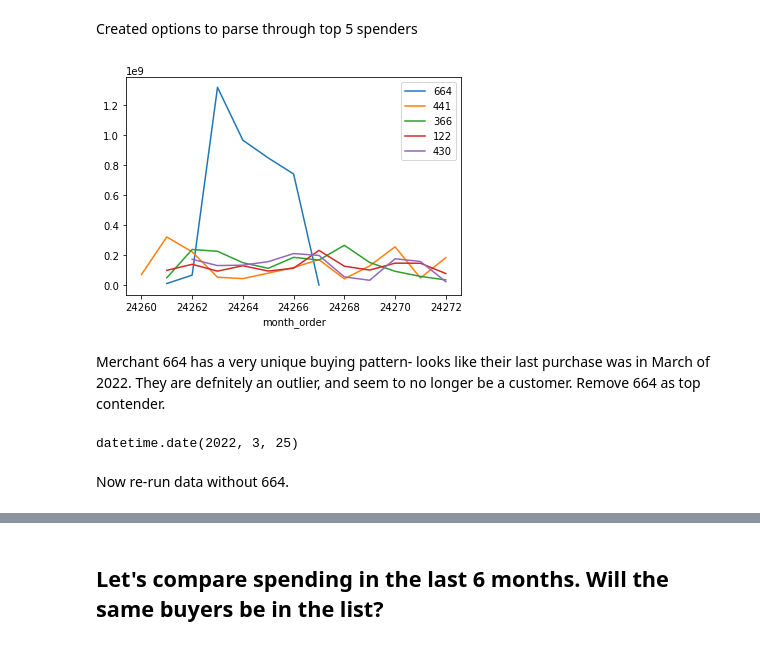
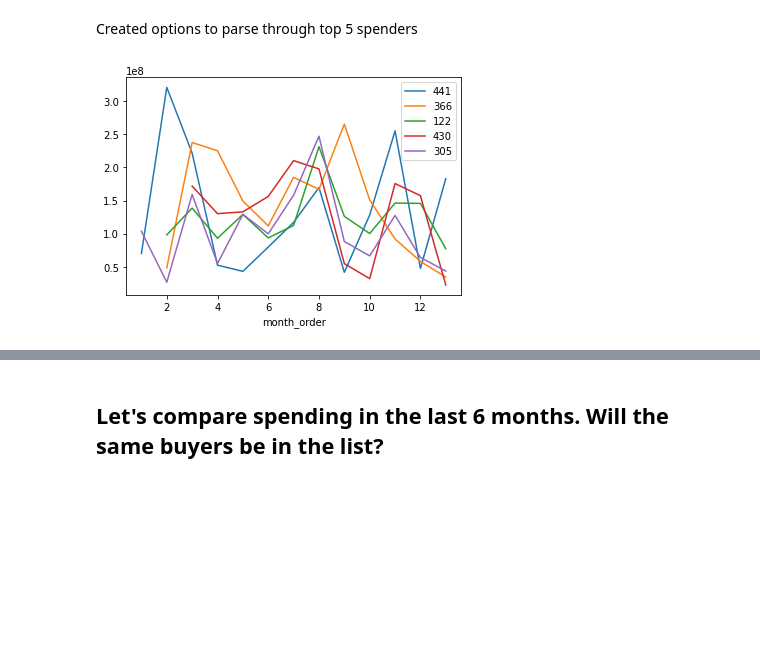
Before and after one commit to graceflitsch/DataScience, a Jupyter notebook: GNB3.ipynb, the cells around one changed output, grey strips where cells are left out. Drawn from its saved outputs; the diff is of its cells as text; code cells hidden in the pictures; blank space fills up the shorter version.

Commit message:
Fixed month order notation, ran clustering

```diff
--- a/GNB3.ipynb
+++ b/GNB3.ipynb
@@ -69,6 +71,6 @@ Name: spent, Length: 2128, dtype: float64
 # %% [markdown]
 Notice that the top 5 most spending merchants are 664,441,366,122,430. Lets plot their spending over time to see if they are consistent spenders.
 # %%
-baskets['month_order'] = baskets['year']*12 + baskets['month']
+baskets['month_order'] = ((baskets['year']-2021)*12) + baskets['month'] -7
 # %% [markdown]
 Created month_order to reindex data to start at end of july
@@ -75,15 +91,9 @@ Created month_order to reindex data to start at end of july
 # %% [markdown]
 Created options to parse through top 5 spenders
 # %%
-options = [664,441,366,122,430]
+options = [441,366,122,430, 305]
 # %%
 for i in range(5):
-    baskets[baskets['merchant_id']==options[i]].groupby('month_order')['spent'].sum().plot().legend([664,441,366,122,430],fancybox = True)
+    baskets[baskets['merchant_id']==options[i]].groupby('month_order')['spent'].sum().plot().legend([441,366,122,430, 305],fancybox = True)
 # %% [output]
-[figure, old version]
+[figure, new version]
-# %% [markdown]
-Merchant 664 has a very unique buying pattern- looks like their last purchase was in March of 2022. They are defnitely an outlier, and seem to no longer be a customer. Remove 664 as top contender.
-# %%
-baskets[baskets['merchant_id'] == 664].date.max()
-# %% [output]
-datetime.date(2022, 3, 25)
@@ -92,2 +99,0 @@ baskets = baskets.drop(baskets[baskets['merchant_id']== 664].index)
-# %% [markdown]
-Now re-run data without 664.
```
Also changed, not shown: parts of 48 cells of this notebook.
